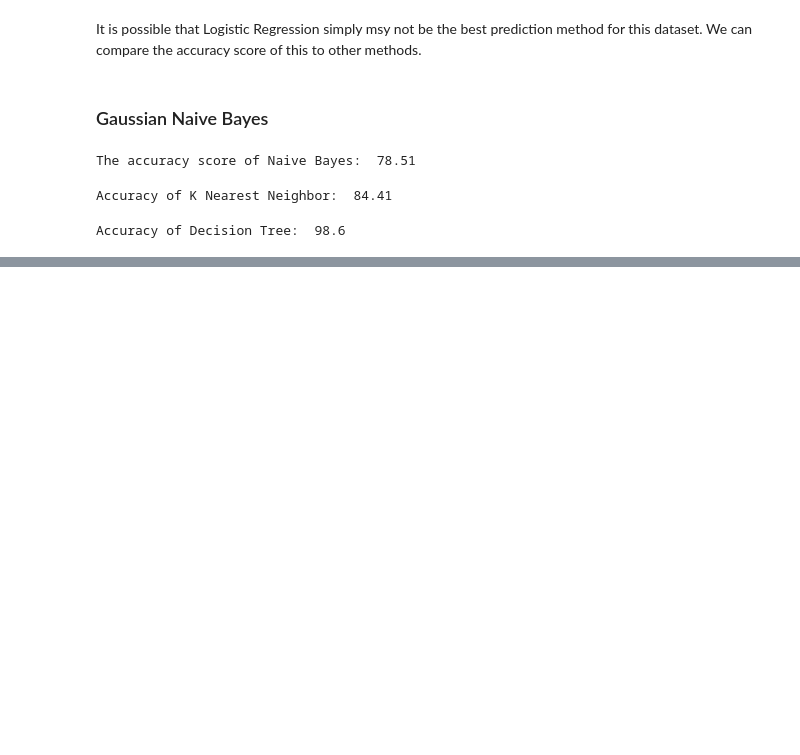
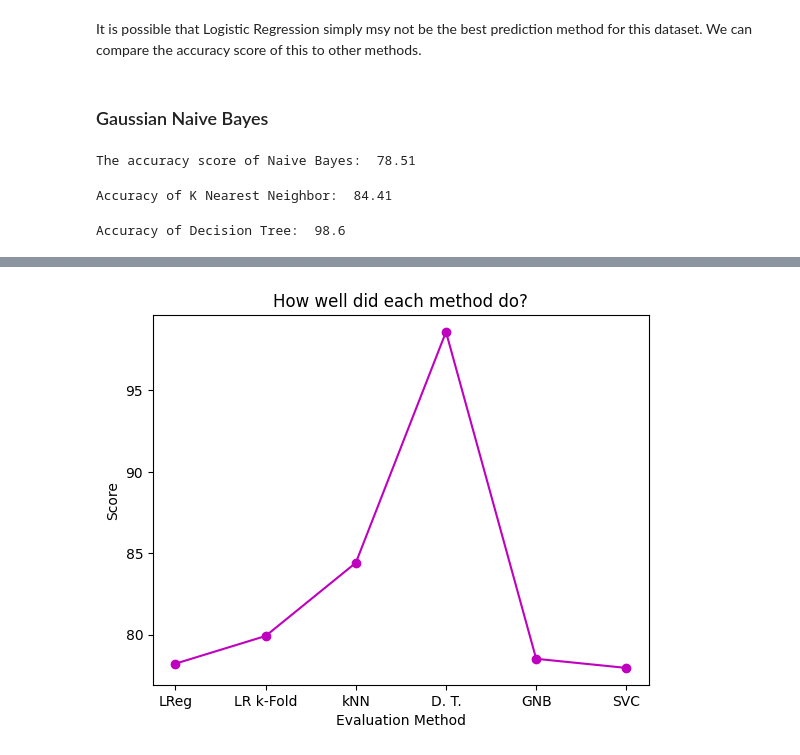
Before and after one commit to Rokeeb17/DS-Assignments, a Jupyter notebook: LogisticRegression.ipynb, the cells around one changed output, grey strips where cells are left out. Drawn from its saved outputs; the diff is of its cells as text; code cells hidden in the pictures; blank space fills up the shorter version.

```diff
--- a/LogisticRegression.ipynb
+++ b/LogisticRegression.ipynb
@@ -393,5 +389,6 @@ LogisticRegression()
 # %%
-y_pred = logreg.predict(x_test)
+y_pred_logr = logreg.predict(x_test)
 # %%
-print('Accuracy: ', metrics.accuracy_score(y_test, y_pred))
+acc_logreg = metrics.accuracy_score(y_test, y_pred)*100
+print('Accuracy: ', acc_logreg)
 # %% [output]
@@ -400,6 +397,6 @@ Accuracy:  0.7821229050279329
 An accuracy score of 78.2% is nice, but we can still try to get an improved one using other evaluation methods. <br><br> Cue in K-fold cross validation.
 # %%
 k_fold_score = cross_val_score(logreg, x, y, cv=10, scoring='accuracy')
-
-print('Accuracy using K fold: ', k_fold_score.mean())
+acc_kfold = k_fold_score.mean()*100
+print('Accuracy using K fold: ', acc_kfold)
 # %% [output]
@@ -467,0 +448,15 @@ Accuracy of SVC:  67.98
+# %%
+final_scores = {
+    'methods': ['Logistic Regression', 'Log Reg w/ k-Fold', 'k-Nearest Neighbor','Decision Tree', 'Gaussian Naive Bayes', 'SVC'],
+    'scores': [acc_logreg, acc_kfold, acc_knn, acc_decision_tree, acc_gaussian, acc_linear_svc]
+}
+
+final_scores1 = {
+    'methods': ['LReg', 'LR k-Fold', 'kNN','D. T.', 'GNB', 'SVC'],
+    'scores': [acc_logreg, acc_kfold, acc_knn, acc_decision_tree, acc_gaussian, acc_linear_svc]
+}
+
+df1 = pd.DataFrame(final_scores1)
+
+df = pd.DataFrame(final_scores)
+df
@@ -467,0 +471,8 @@ Accuracy of SVC:  67.98
+# %%
+plt.plot(df1['methods'], df1['scores'], 'o-m')
+plt.xlabel('Evaluation Method')
+plt.ylabel('Score')
+plt.title('How well did each method do?')
+plt.show()
+# %% [output]
+[figure, added]
```
Also changed, not shown: parts of 17 cells of this notebook.
